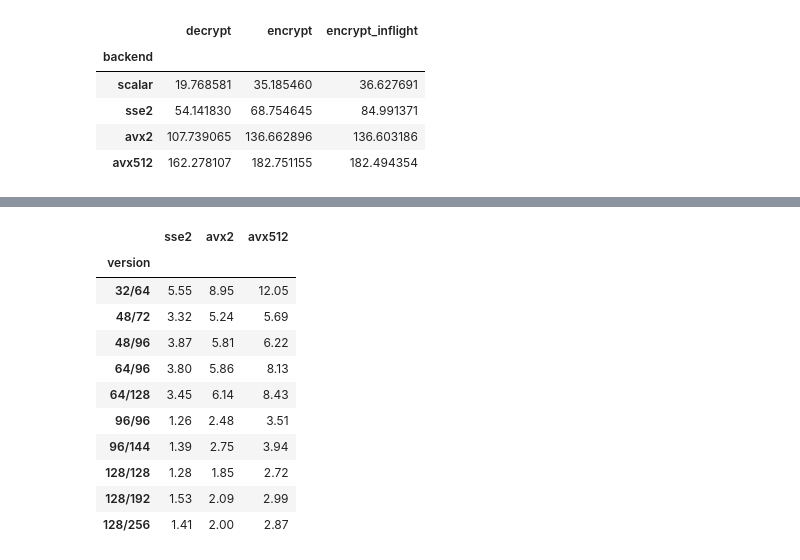
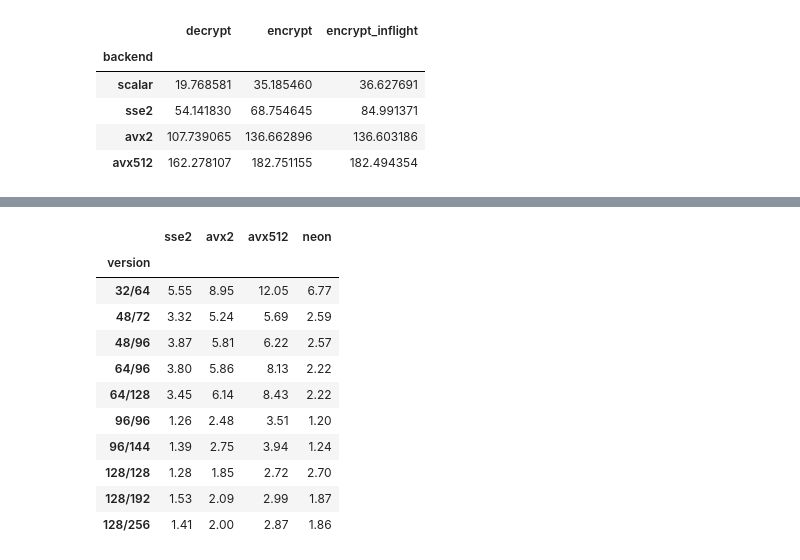
Before and after one commit to jan-chojnacki/SpeckProbe, a Jupyter notebook: analysis/notebooks/data_exploration.ipynb, the cells around one changed output, grey strips where cells are left out. Drawn from its saved outputs; the diff is of its cells as text; code cells hidden in the pictures.

```diff
--- a/analysis/notebooks/data_exploration.ipynb
+++ b/analysis/notebooks/data_exploration.ipynb
@@ -269,43 +269,46 @@ speck_encrypt_inflight
 # %%
 def make_speck_backend_speedup(df, backend_order):
     version_order = ['32_64', '48_72', '48_96', '64_96', '64_128', '96_96', '96_144', '128_128', '128_192', '128_256']
 
     scalar_perf = df[df['backend'] == 'scalar'].set_index('version')['keys_per_sec']
     speedup = df[df['backend'] != 'scalar'].copy()
     speedup['speedup'] = (speedup['keys_per_sec'] / speedup['version'].map(scalar_perf)).round(2)
     speedup = speedup.drop(columns=['time_per_iter_ns', 'ci_95_high_ns', 'ci_95_low_ns', 'intercept_ns', 'r2', 'keys_per_sec', 'Mkeys_per_sec'])
 
     speedup['backend'] = pd.Categorical(speedup['backend'], categories=backend_order, ordered=True)
     speedup['version'] = pd.Categorical(speedup['version'], categories=version_order, ordered=True)
 
     speedup = speedup.pivot_table(index='version', columns='backend', values='speedup').reset_index()
     speedup.columns.name = None
     speedup['version'] = speedup['version'].astype(str).str.replace('_', '/', regex=False)
     return speedup.set_index('version')
 
 speck_backend_speedup_x86 = make_speck_backend_speedup(
     speck_encrypt_inflight[speck_encrypt_inflight['architecture'] == 'x86_64'],
     ['sse2', 'avx2', 'avx512']
 )
 speck_backend_speedup_aarch64 = make_speck_backend_speedup(
     speck_encrypt_inflight[speck_encrypt_inflight['architecture'] == 'aarch64'],
     ['neon']
 )
 
-speck_backend_speedup_x86
+# speck_backend_speedup_x86
+
+speck_backend_speedup = pd.merge(speck_backend_speedup_x86, speck_backend_speedup_aarch64, on='version', how='left')
+speck_backend_speedup
 # %% [output]
-|  | sse2 | avx2 | avx512 |
-| version |  |  |  |
-| 32/64 | 5.55 | 8.95 | 12.05 |
-| 48/72 | 3.32 | 5.24 | 5.69 |
-| 48/96 | 3.87 | 5.81 | 6.22 |
-| 64/96 | 3.80 | 5.86 | 8.13 |
-| 64/128 | 3.45 | 6.14 | 8.43 |
-| 96/96 | 1.26 | 2.48 | 3.51 |
-| 96/144 | 1.39 | 2.75 | 3.94 |
-| 128/128 | 1.28 | 1.85 | 2.72 |
-| 128/192 | 1.53 | 2.09 | 2.99 |
-| 128/256 | 1.41 | 2.00 | 2.87 |
+|  | sse2 | avx2 | avx512 | neon |
+| version |  |  |  |  |
+| 32/64 | 5.55 | 8.95 | 12.05 | 6.77 |
+| 48/72 | 3.32 | 5.24 | 5.69 | 2.59 |
+| 48/96 | 3.87 | 5.81 | 6.22 | 2.57 |
+| 64/96 | 3.80 | 5.86 | 8.13 | 2.22 |
+| 64/128 | 3.45 | 6.14 | 8.43 | 2.22 |
+| 96/96 | 1.26 | 2.48 | 3.51 | 1.20 |
+| 96/144 | 1.39 | 2.75 | 3.94 | 1.24 |
+| 128/128 | 1.28 | 1.85 | 2.72 | 2.70 |
+| 128/192 | 1.53 | 2.09 | 2.99 | 1.87 |
+| 128/256 | 1.41 | 2.00 | 2.87 | 1.86 |
 # %%
 def plot_speck_backend_speedup(speedup, filename, fig_height, label):
     with plt.style.context(['science', 'no-latex', 'bright']):
```
Also changed, not shown: parts of 22 cells of this notebook.
